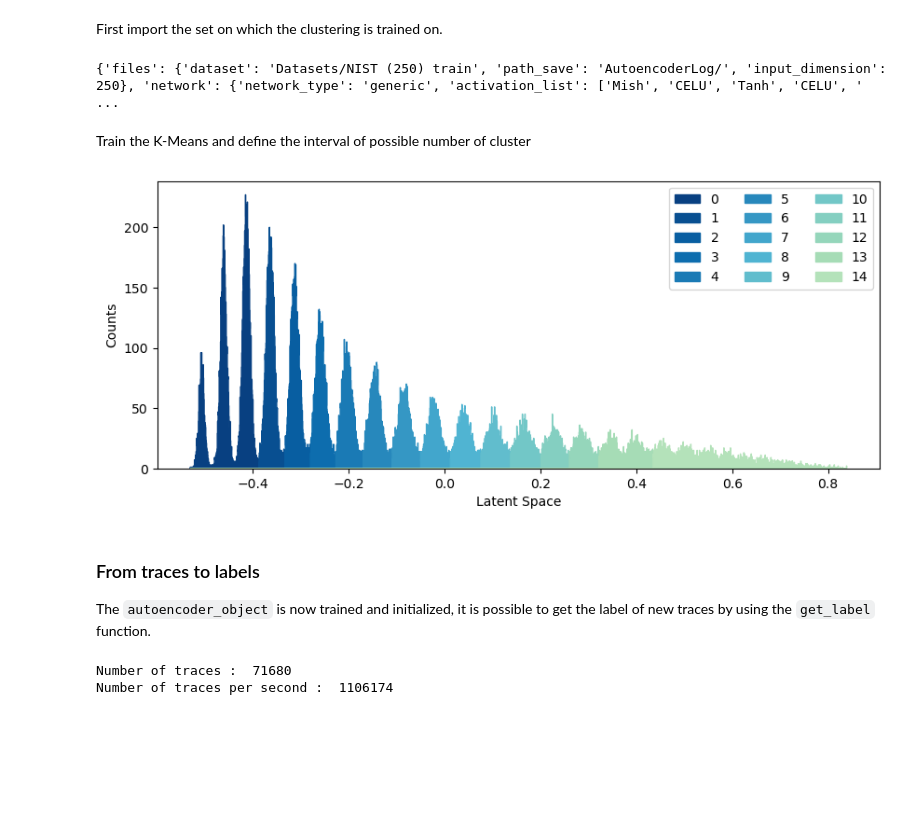
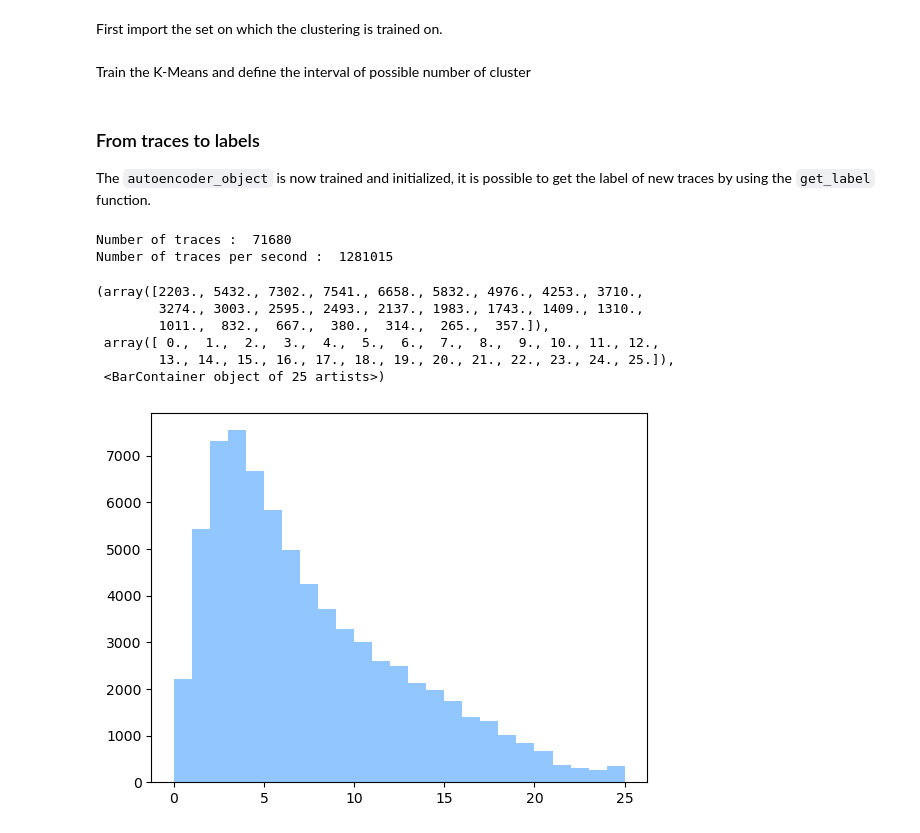
Before and after one commit to polyquantique/Photon-Number-Classification, a Jupyter notebook: src/CompletProtocol.ipynb, the cells around one changed output. Drawn from its saved outputs; the diff is of its cells as text; code cells hidden in the pictures; blank space fills up the shorter version.

```diff
--- a/src/CompletProtocol.ipynb
+++ b/src/CompletProtocol.ipynb
@@ -63,15 +65,25 @@ X_test = X_test.astype("double")
 X_train = np.concatenate([np.fromfile(f"{path_train}{fileName}",dtype=np.float16).reshape(-1,signal_size) for fileName in listdir(path_train)])
 X_train = X_train.astype("double")
 # %%
-ak = autoencoder_kernelDensity("AutoencoderLog/run-2023-10-06-10-51/fold 0")
+#ak = autoencoder_kernelDensity("AutoencoderLog/run-2023-10-06-10-51/fold 0")
+agm = autoencoder_gaussianMixture('AutoencoderLog/run-2023-10-10-09-19/fold 0')
-# %% [output]
-{'files': {'dataset': 'Datasets/NIST (250) train', 'path_save': 'AutoencoderLog/', 'input_dimension': 250}, 'network': {'network_type': 'generic', 'activation_list': ['Mish', 'CELU', 'Tanh', 'CELU', ' ...
 # %% [markdown]
 Train the K-Means and define the interval of possible number of cluster
-# %%
-ak.fit(X_train, plot_cluster=True, bw_cst=[0.02], flip=False)
-# %% [output]
-[figure, removed]
+# %%
+#ak.fit(X_train,
+#       plot_cluster=True,
+#       plot_traces_average=True,
+#       plot_density=True,
+#       plot_traces=True,
+#       bw_cst=[0.008],
+#       flip=True)
+agm.fit(np.copy(X_train),
+        plot_cluster=True,
+        plot_traces=True,
+        plot_traces_average=True,
+        bw_cst=[0.008],
+        filter_input=True,
+        flip=True)
 # %% [markdown]
 ### From traces to labels
 
@@ -80,11 +92,23 @@ The `autoencoder_object` is now trained and initialized, it is possible to get t
 from timeit import default_timer as timer
 # %%
 start = timer()
-lab = ak.get_label(X_test)
+lab = agm.get_label(X_test)
 end = timer()
 
 print("Number of traces : ", len(X_test))
 print("Number of traces per second : ",int(len(X_test) / (end - start)))
 # %% [output]
 Number of traces :  71680
-Number of traces per second :  1106174
+Number of traces per second :  1281015
+# %%
+import matplotlib.pyplot as plt
+
+plt.hist(lab, bins=25)
+# %% [output]
+(array([2203., 5432., 7302., 7541., 6658., 5832., 4976., 4253., 3710.,
+        3274., 3003., 2595., 2493., 2137., 1983., 1743., 1409., 1310.,
+        1011.,  832.,  667.,  380.,  314.,  265.,  357.]),
+ array([ 0.,  1.,  2.,  3.,  4.,  5.,  6.,  7.,  8.,  9., 10., 11., 12.,
+        13., 14., 15., 16., 17., 18., 19., 20., 21., 22., 23., 24., 25.]),
+ <BarContainer object of 25 artists>)
+[figure, added]
```
Also changed, not shown: parts of 1 cell of this notebook, 26 other files.
